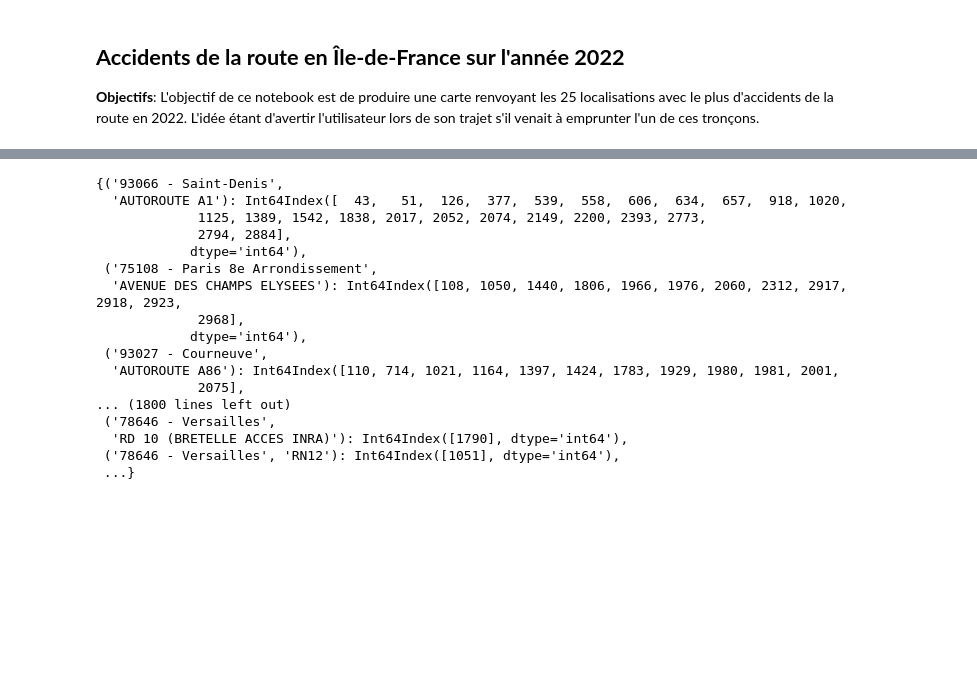
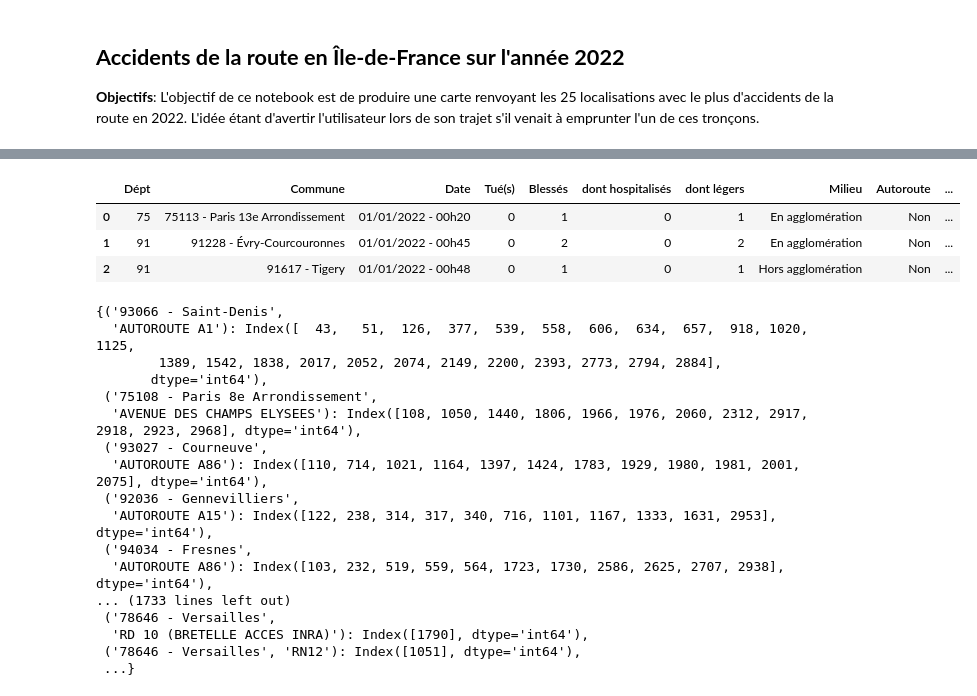
Before and after one commit to antoine-palazz/PyCar, a Jupyter notebook: accidents/accidents_2022idf.ipynb, the cells around one changed output, grey strips where cells are left out. Saved outputs shown, nothing was run; the diff lists cells and outputs as text; code cells hidden in the pictures; blank space fills up the shorter version.

Commit message:
Modification CarNetwork, test1, accidents et READM

```diff
--- a/accidents/accidents_2022idf.ipynb
+++ b/accidents/accidents_2022idf.ipynb
@@ -9,17 +19,19 @@ import folium as fo
 # %%
-cwd = os.getcwd()  ## Obtient le chemin absolu du répertoire de travail actuel
-
-# Chemin complet du fichier Excel "accidents_2022_idf.xlsx" dans le répertoire de travail
-accidents_2022idf_path = os.path.join(cwd, "accidents_2022_idf.xlsx")
-
 # Charge les données du fichier Excel dans un DataFrame nommé accidents_2022idf_carac
-accidents_2022idf_carac = pd.read_excel(accidents_2022idf_path)
+accidents_2022idf_carac = pd.read_excel('/home/onyxia/work/PyCar/DOWNLOAD/accidents_2022_idf.xlsx')
 
 # Remplace les virgules par des points et convertit la colonne "Latitude" en flottants
 accidents_2022idf_carac["Latitude"] = accidents_2022idf_carac["Latitude"].str.replace(',','.').astype(float)
 
 # Remplace les virgules par des points et convertit la colonne "Longitude" en flottants
 accidents_2022idf_carac["Longitude"] = accidents_2022idf_carac["Longitude"].str.replace(',','.').astype(float)
+# %%
+accidents_2022idf_carac.head(3)
+# %% [output]
+|  | Dépt | Commune | Date | Tué(s) | Blessés | dont hospitalisés | dont légers | Milieu | Autoroute | ... |
+| 0 | 75 | 75113 - Paris 13e Arrondissement | 01/01/2022 - 00h20 | 0 | 1 | 0 | 1 | En agglomération | Non | ... |
+| 1 | 91 | 91228 - Évry-Courcouronnes | 01/01/2022 - 00h45 | 0 | 2 | 0 | 2 | En agglomération | Non | ... |
+| 2 | 91 | 91617 - Tigery | 01/01/2022 - 00h48 | 0 | 1 | 0 | 1 | Hors agglomération | Non | ... |
 # %%
 #on trie les données d'accident en fonction de leur localisation
 dict_accidents_2022idf = accidents_2022idf_carac.groupby(["Commune","Adresse"]).groups
@@ -29,21 +41,21 @@ dict_trie_accidents_2022idf=dict(sorted(dict_accidents_2022idf.items(),key=lambd
 dict_trie_accidents_2022idf
 # %% [output]
 {('93066 - Saint-Denis',
-  'AUTOROUTE A1'): Int64Index([  43,   51,  126,  377,  539,  558,  606,  634,  657,  918, 1020,
-             1125, 1389, 1542, 1838, 2017, 2052, 2074, 2149, 2200, 2393, 2773,
-             2794, 2884],
-            dtype='int64'),
+  'AUTOROUTE A1'): Index([  43,   51,  126,  377,  539,  558,  606,  634,  657,  918, 1020, 1125,
+        1389, 1542, 1838, 2017, 2052, 2074, 2149, 2200, 2393, 2773, 2794, 2884],
+       dtype='int64'),
  ('75108 - Paris 8e Arrondissement',
-  'AVENUE DES CHAMPS ELYSEES'): Int64Index([108, 1050, 1440, 1806, 1966, 1976, 2060, 2312, 2917, 2918, 2923,
-             2968],
-            dtype='int64'),
+  'AVENUE DES CHAMPS ELYSEES'): Index([108, 1050, 1440, 1806, 1966, 1976, 2060, 2312, 2917, 2918, 2923, 2968], dtype='int64'),
  ('93027 - Courneuve',
-  'AUTOROUTE A86'): Int64Index([110, 714, 1021, 1164, 1397, 1424, 1783, 1929, 1980, 1981, 2001,
-             2075],
-... (1800 lines left out)
+  'AUTOROUTE A86'): Index([110, 714, 1021, 1164, 1397, 1424, 1783, 1929, 1980, 1981, 2001, 2075], dtype='int64'),
+ ('92036 - Gennevilliers',
+  'AUTOROUTE A15'): Index([122, 238, 314, 317, 340, 716, 1101, 1167, 1333, 1631, 2953], dtype='int64'),
+ ('94034 - Fresnes',
+  'AUTOROUTE A86'): Index([103, 232, 519, 559, 564, 1723, 1730, 2586, 2625, 2707, 2938], dtype='int64'),
+... (1733 lines left out)
  ('78646 - Versailles',
-  'RD 10 (BRETELLE ACCES INRA)'): Int64Index([1790], dtype='int64'),
- ('78646 - Versailles', 'RN12'): Int64Index([1051], dtype='int64'),
+  'RD 10 (BRETELLE ACCES INRA)'): Index([1790], dtype='int64'),
+ ('78646 - Versailles', 'RN12'): Index([1051], dtype='int64'),
  ...}
 # %%
 from folium.plugins import HeatMap
```
Also changed, not shown: parts of 1 cell of this notebook, 6 other files.
